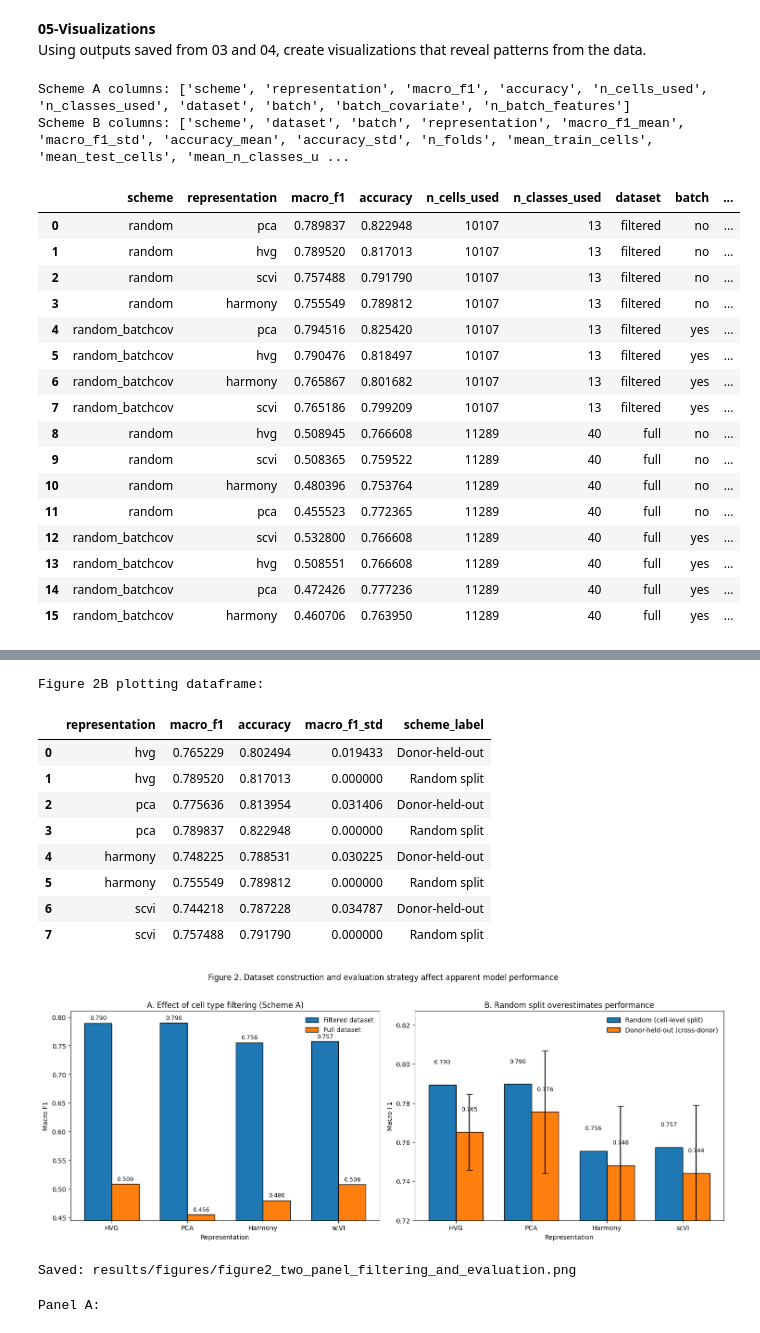
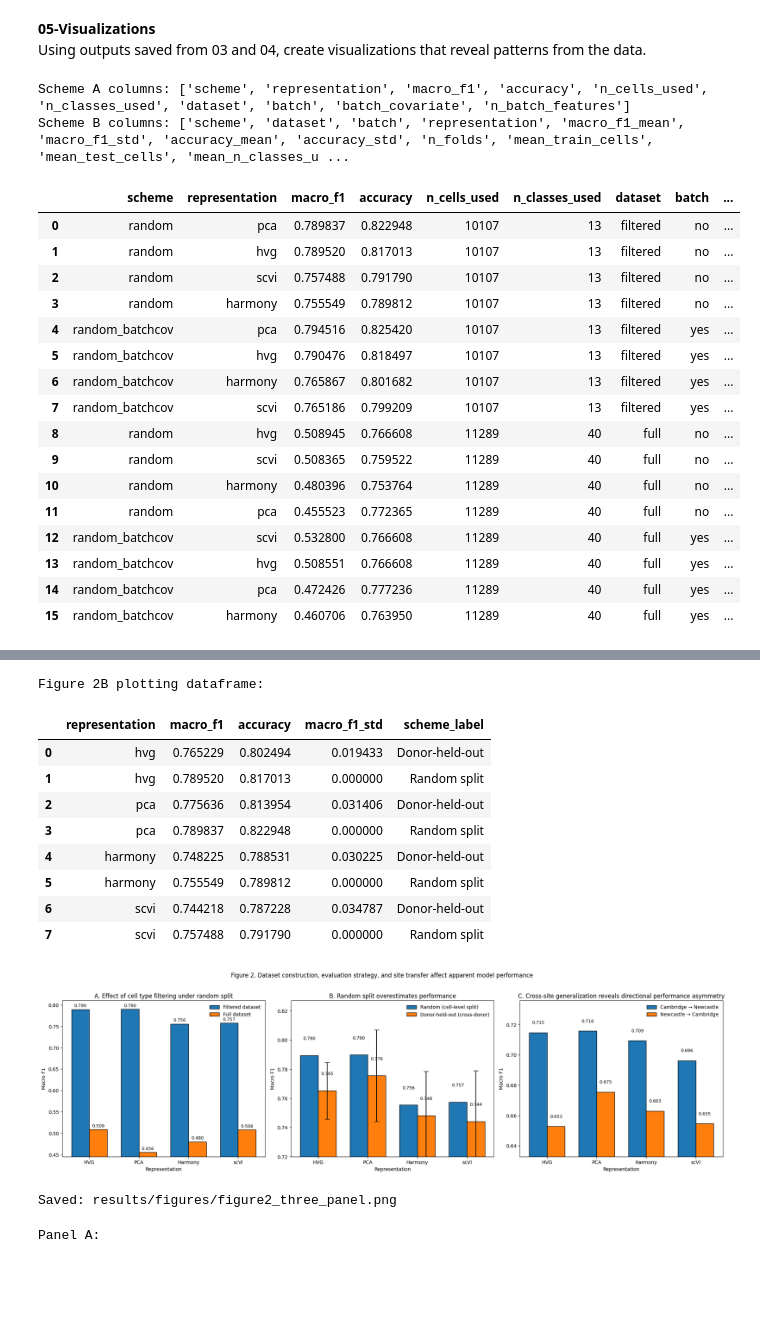
Before and after one commit to danielchen05/scRNA-cross-donor-generalization, a Jupyter notebook: notebooks/05_visualizations.ipynb, the cells around one changed output, grey strips where cells are left out. Drawn from its saved outputs; the diff is of its cells as text; code cells hidden in the pictures; blank space fills up the shorter version.

Commit message:
Edited Figure 2: added cross-site transfer to main figures

```diff
--- a/notebooks/05_visualizations.ipynb
+++ b/notebooks/05_visualizations.ipynb
@@ -39,6 +39,17 @@ display(schemeB)
 # -------------------------
 rep_order = ["hvg", "pca", "harmony", "scvi"]
 rep_labels = ["HVG", "PCA", "Harmony", "scVI"]
+
+cross_site_path = tables_dir / "cross_site_summary.csv"
+cross_site_df = pd.read_csv(cross_site_path)
+
+cross_site_df["direction"] = cross_site_df["direction"].str.replace("Ncl", "Newcastle")
+
+cross_site_df["representation"] = pd.Categorical(
+    cross_site_df["representation_clean"],
+    categories=rep_order,
+    ordered=True
+)
 
 # =========================================================
 # Figure 2A: Scheme A, filtered vs full, no batch covariate
@@ -125,12 +136,26 @@ print("Figure 2B plotting dataframe:")
 display(plot_df)
 
 # -------------------------
+# prepare data for Figure 2C: cross-site generalization
+# -------------------------
+fig2C_df = cross_site_df.copy()
+
+# pivot so each direction is a column
+fig2C_pivot = fig2C_df.pivot(
+    index="representation",
+    columns="direction",
+    values="macro_f1"
+).loc[rep_order]
+
+directions = fig2C_pivot.columns.tolist()
+
+# -------------------------
 # combined plot
 # -------------------------
 x = np.arange(len(rep_order))
 width = 0.36
 
-fig, axes = plt.subplots(1, 2, figsize=(15, 5.8))
+fig, axes = plt.subplots(1, 3, figsize=(20, 5.8))
 
 # -------- Panel A --------
 bars_filtered = axes[0].bar(
@@ -153,7 +178,7 @@ axes[0].set_xticks(x)
 axes[0].set_xticklabels(rep_labels)
 axes[0].set_xlabel("Representation")
 axes[0].set_ylabel("Macro F1")
-axes[0].set_title("A. Effect of cell type filtering (Scheme A)")
+axes[0].set_title("A. Effect of cell type filtering under random split")
 axes[0].legend(frameon=False)
 
 ymin_A = min(filtered_df["macro_f1"].min(), full_df["macro_f1"].min())
@@ -216,14 +241,57 @@ for bars in [bars_random, bars_donor]:
             fontsize=9
         )
 
+# -------- Panel C --------
+width = 0.36
+
+bars_1 = axes[2].bar(
+    x - width/2,
+    fig2C_pivot[directions[0]],
+    width,
+    label=directions[0],
+    edgecolor="black"
+)
+
+bars_2 = axes[2].bar(
+    x + width/2,
+    fig2C_pivot[directions[1]],
+    width,
+    label=directions[1],
+    edgecolor="black"
+)
+
+axes[2].set_xticks(x)
+axes[2].set_xticklabels(rep_labels)
+axes[2].set_xlabel("Representation")
+axes[2].set_ylabel("Macro F1")
+axes[2].set_title("C. Cross-site generalization reveals directional performance asymmetry")
+
+axes[2].legend(frameon=False)
+
+ymin_C = fig2C_pivot.min().min()
+ymax_C = fig2C_pivot.max().max()
+axes[2].set_ylim(ymin_C - 0.02, ymax_C + 0.02)
+
+for bars in [bars_1, bars_2]:
+    for bar in bars:
+        h = bar.get_height()
+        axes[2].text(
+            bar.get_x() + bar.get_width()/2,
+            h + 0.005,
+            f"{h:.3f}",
+            ha="center",
+            va="bottom",
+            fontsize=9
+        )
+
 fig.suptitle(
-    "Figure 2. Dataset construction and evaluation strategy affect apparent model performance",
+    "Figure 2. Dataset construction, evaluation strategy, and site transfer affect apparent model performance",
     y=1.02
 )
 
 plt.tight_layout()
 
-out_png = figures_dir / "figure2_two_panel_filtering_and_evaluation.png"
+out_png = figures_dir / "figure2_three_panel.png"
 plt.savefig(out_png, dpi=300, bbox_inches="tight")
 plt.show()
 
@@ -240,35 +308,35 @@ Scheme B columns: ['scheme', 'dataset', 'batch', 'representation', 'macro_f1_mea
 | 5 | random_batchcov | hvg | 0.790476 | 0.818497 | 10107 | 13 | filtered | yes | ... |
 | 6 | random_batchcov | harmony | 0.765867 | 0.801682 | 10107 | 13 | filtered | yes | ... |
 | 7 | random_batchcov | scvi | 0.765186 | 0.799209 | 10107 | 13 | filtered | yes | ... |
 | 8 | random | hvg | 0.508945 | 0.766608 | 11289 | 40 | full | no | ... |
 | 9 | random | scvi | 0.508365 | 0.759522 | 11289 | 40 | full | no | ... |
 | 10 | random | harmony | 0.480396 | 0.753764 | 11289 | 40 | full | no | ... |
 | 11 | random | pca | 0.455523 | 0.772365 | 11289 | 40 | full | no | ... |
 | 12 | random_batchcov | scvi | 0.532800 | 0.766608 | 11289 | 40 | full | yes | ... |
 | 13 | random_batchcov | hvg | 0.508551 | 0.766608 | 11289 | 40 | full | yes | ... |
 | 14 | random_batchcov | pca | 0.472426 | 0.777236 | 11289 | 40 | full | yes | ... |
 | 15 | random_batchcov | harmony | 0.460706 | 0.763950 | 11289 | 40 | full | yes | ... |
 |  | scheme | dataset | batch | representation | macro_f1_mean | macro_f1_std | accuracy_mean | accuracy_std | ... |
 | 0 | donor_held_out | filtered | no | X_pca | 0.775636 | 0.031406 | 0.813954 | 0.037290 | ... |
 | 1 | donor_held_out | filtered | no | hvg | 0.765229 | 0.019433 | 0.802494 | 0.023497 | ... |
 | 2 | donor_held_out | filtered | no | X_harmony | 0.748225 | 0.030225 | 0.788531 | 0.035855 | ... |
 | 3 | donor_held_out | filtered | no | X_scVI | 0.744218 | 0.034787 | 0.787228 | 0.040640 | ... |
 | 4 | donor_held_out_batchcov | filtered | yes | X_pca | 0.776870 | 0.033406 | 0.814029 | 0.037734 | ... |
 | 5 | donor_held_out_batchcov | filtered | yes | hvg | 0.764340 | 0.020338 | 0.801585 | 0.024353 | ... |
 | 6 | donor_held_out_batchcov | filtered | yes | X_harmony | 0.747530 | 0.042606 | 0.791621 | 0.041989 | ... |
 | 7 | donor_held_out_batchcov | filtered | yes | X_scVI | 0.743975 | 0.038099 | 0.790279 | 0.038479 | ... |
 Figure 2B plotting dataframe:
 |  | representation | macro_f1 | accuracy | macro_f1_std | scheme_label |
 | 0 | hvg | 0.765229 | 0.802494 | 0.019433 | Donor-held-out |
 | 1 | hvg | 0.789520 | 0.817013 | 0.000000 | Random split |
 | 2 | pca | 0.775636 | 0.813954 | 0.031406 | Donor-held-out |
 | 3 | pca | 0.789837 | 0.822948 | 0.000000 | Random split |
 | 4 | harmony | 0.748225 | 0.788531 | 0.030225 | Donor-held-out |
 | 5 | harmony | 0.755549 | 0.789812 | 0.000000 | Random split |
 | 6 | scvi | 0.744218 | 0.787228 | 0.034787 | Donor-held-out |
 | 7 | scvi | 0.757488 | 0.791790 | 0.000000 | Random split |
-[figure, old version]
+[figure, new version]
-Saved: results/figures/figure2_two_panel_filtering_and_evaluation.png
+Saved: results/figures/figure2_three_panel.png
 # %%
 # figure 3: batch covariate comparison in Scheme B
 
```
Also changed, not shown: 37 other files.
